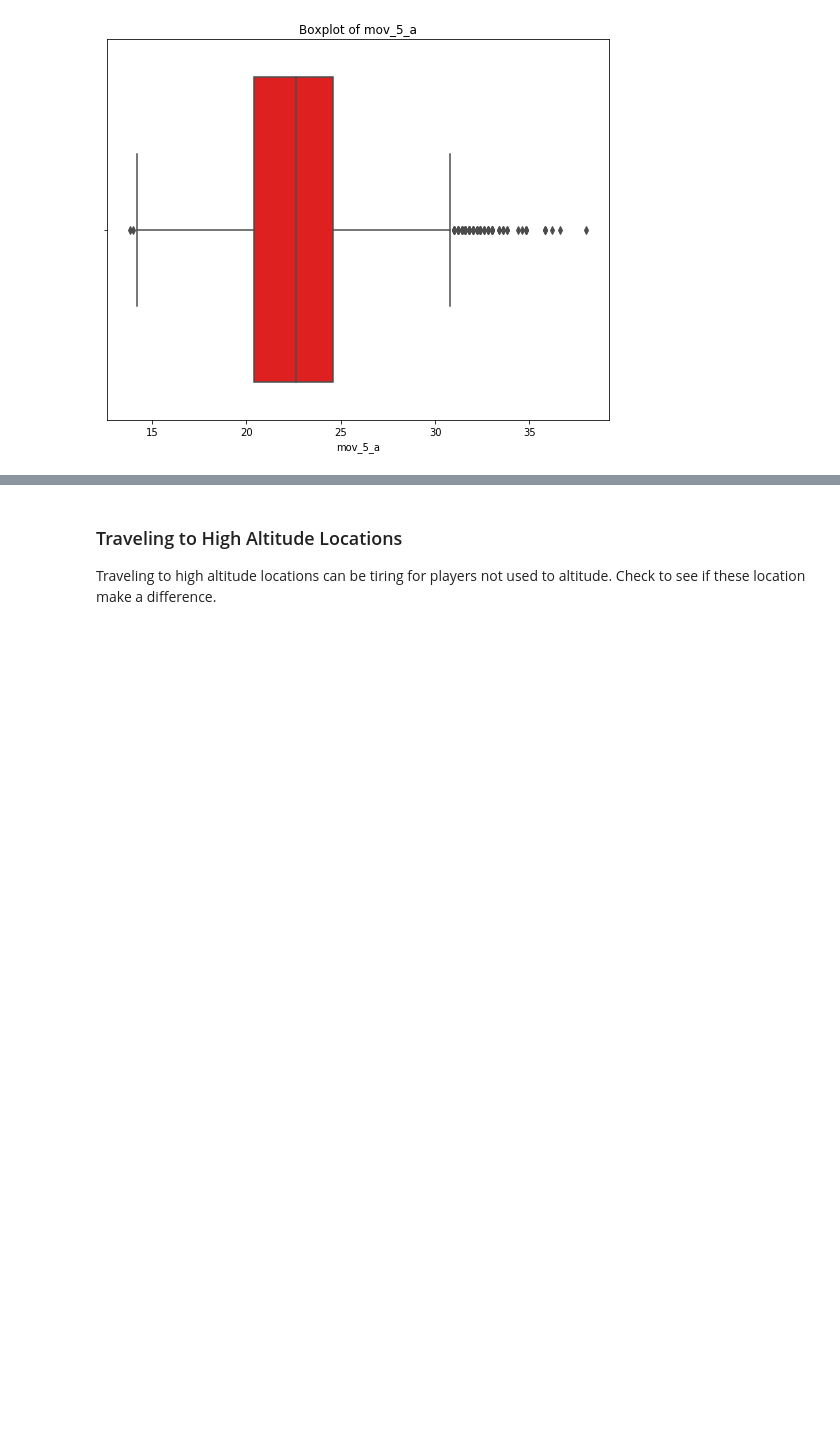
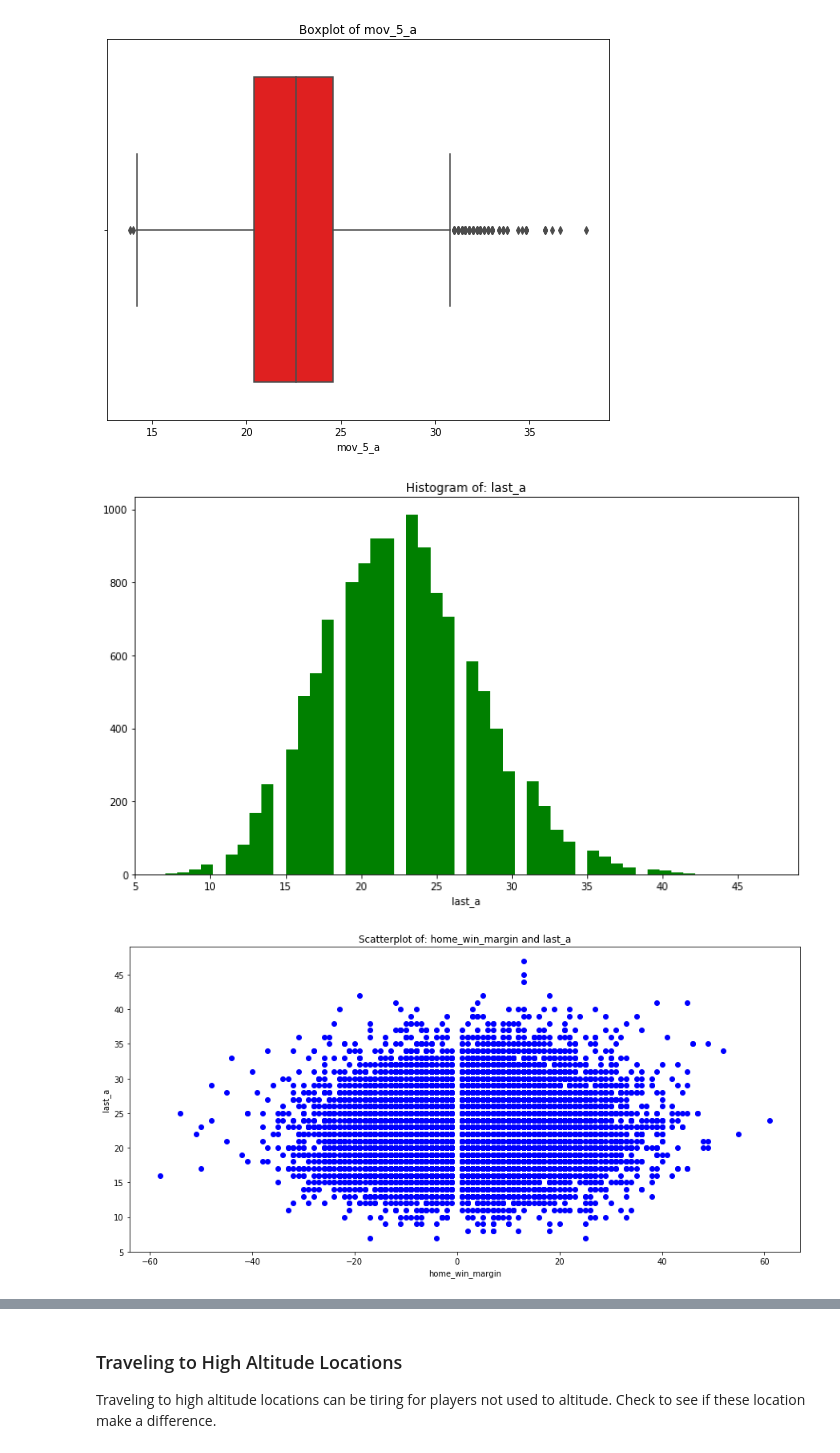
Before and after one commit to bryanco1966/Sports-Modeling, a Jupyter notebook: NBA_feature engineering.ipynb, the cells around one changed output, grey strips where cells are left out. Cells and saved outputs as stored; diff of their text form; code cells hidden in the pictures; blank space fills up the shorter version.

```diff
--- a/NBA_feature engineering.ipynb
+++ b/NBA_feature engineering.ipynb
@@ -404,3 +404,10 @@ graph.plotbox('mov_5_a')
 [figure]
 [figure]
 [figure]
+# %%
+graph.plothist('last_a')
+graph.plotscat('home_win_margin','last_a')
+graph.plotbox('last_a')
+# %% [output]
+[figure, added]
+[figure, added]
```
Also changed, not shown: parts of 1 cell of this notebook, 1 other file.
